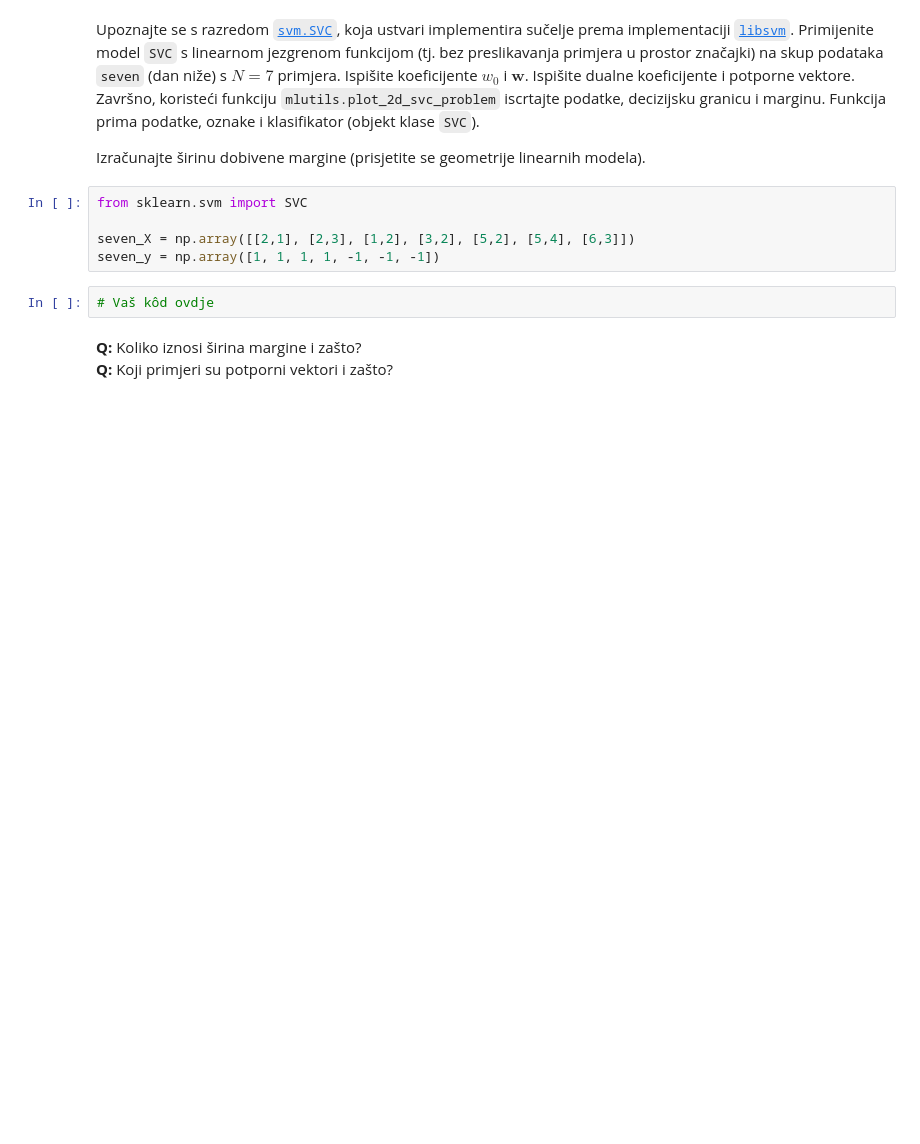
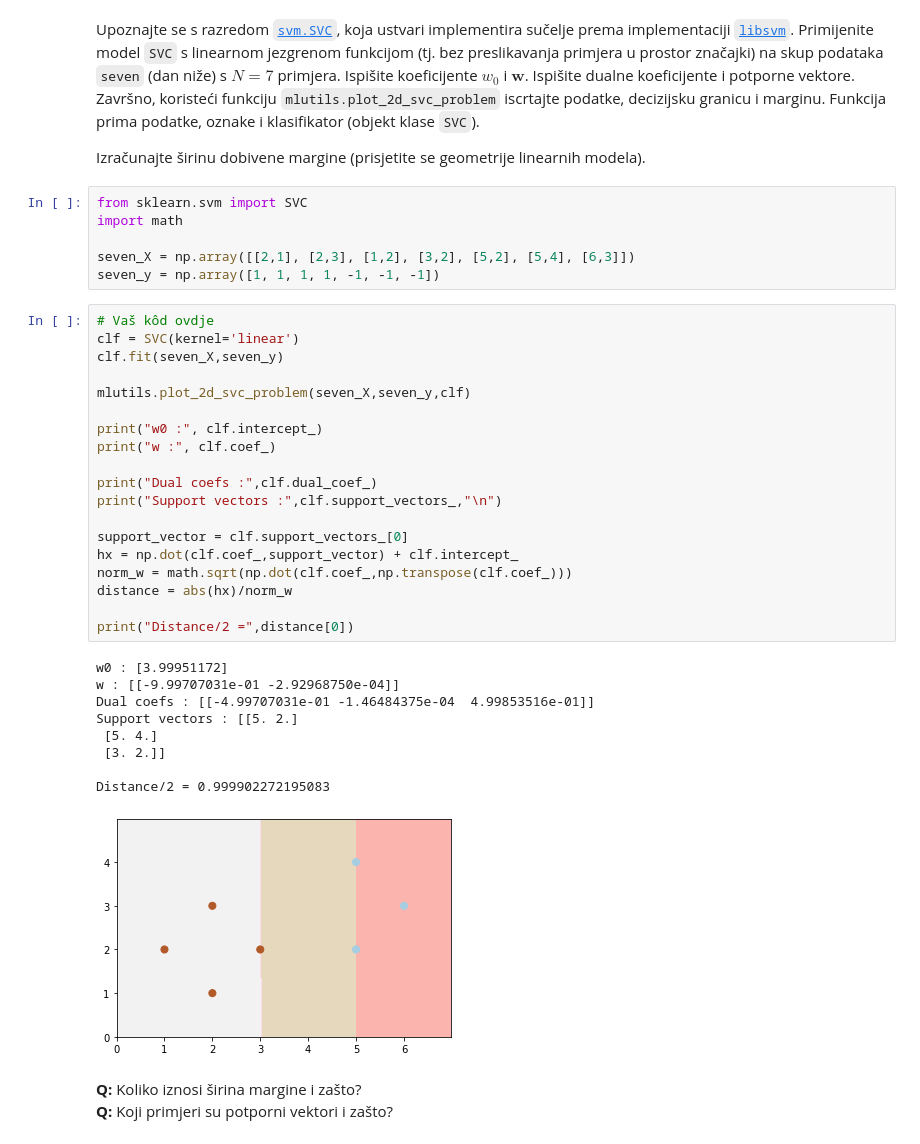
Before and after one commit to mislavivancic/machine-learning-homeworks, a Jupyter notebook: Lab3/SU-2019-LAB03-SVM-i-kNN.ipynb, the cells around one changed output. Saved outputs shown, nothing was run; the diff lists cells and outputs as text; blank space fills up the shorter version.

```diff
--- a/Lab3/SU-2019-LAB03-SVM-i-kNN.ipynb
+++ b/Lab3/SU-2019-LAB03-SVM-i-kNN.ipynb
@@ -44,11 +46,39 @@ Upoznajte se s razredom [`svm.SVC`](http://scikit-learn.org/stable/modules/gener
 Izračunajte širinu dobivene margine (prisjetite se geometrije linearnih modela).
 # %%
 from sklearn.svm import SVC
+import math
 
 seven_X = np.array([[2,1], [2,3], [1,2], [3,2], [5,2], [5,4], [6,3]])
 seven_y = np.array([1, 1, 1, 1, -1, -1, -1])
-# %%
-# Vaš kôd ovdje
+# %%
+# Vaš kôd ovdje
+clf = SVC(kernel='linear')
+clf.fit(seven_X,seven_y)
+
+mlutils.plot_2d_svc_problem(seven_X,seven_y,clf)
+
+print("w0 :", clf.intercept_)
+print("w :", clf.coef_)
+
+print("Dual coefs :",clf.dual_coef_)
+print("Support vectors :",clf.support_vectors_,"\n")
+
+support_vector = clf.support_vectors_[0]
+hx = np.dot(clf.coef_,support_vector) + clf.intercept_
+norm_w = math.sqrt(np.dot(clf.coef_,np.transpose(clf.coef_)))
+distance = abs(hx)/norm_w
+
+print("Distance/2 =",distance[0])
+# %% [output]
+w0 : [3.99951172]
+w : [[-9.99707031e-01 -2.92968750e-04]]
+Dual coefs : [[-4.99707031e-01 -1.46484375e-04  4.99853516e-01]]
+Support vectors : [[5. 2.]
+ [5. 4.]
+ [3. 2.]]
+
+Distance/2 = 0.999902272195083
+[figure, added]
 # %% [markdown]
 **Q:** Koliko iznosi širina margine i zašto?
 **Q:** Koji primjeri su potporni vektori i zašto?
```
Also changed, not shown: parts of 36 cells of this notebook, 2 other files.
